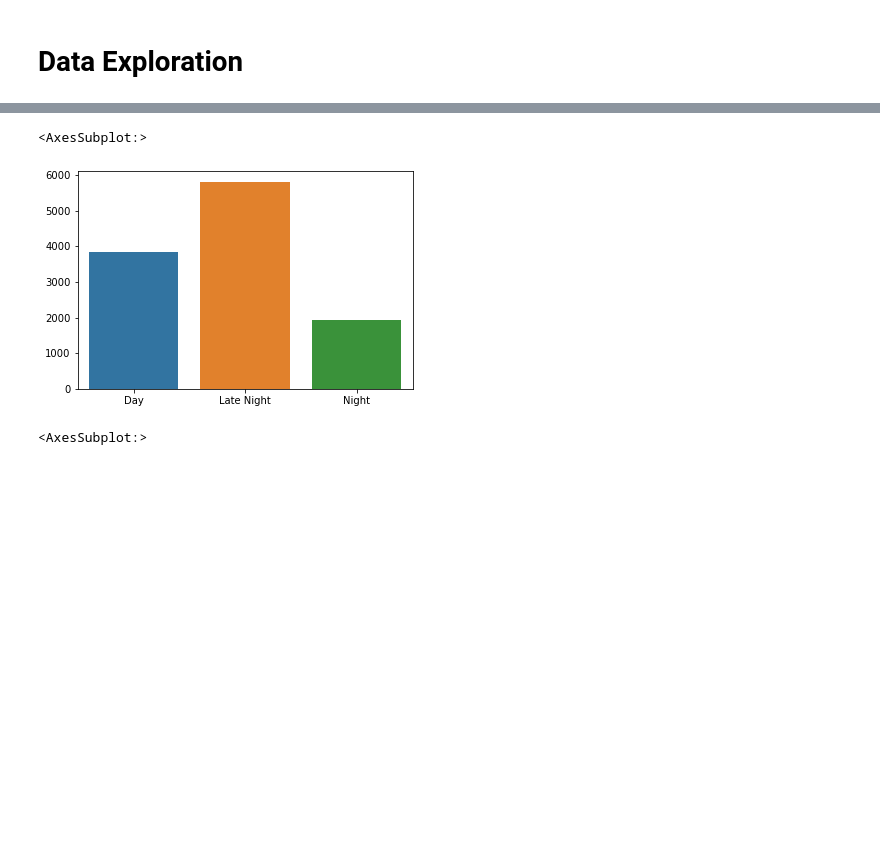
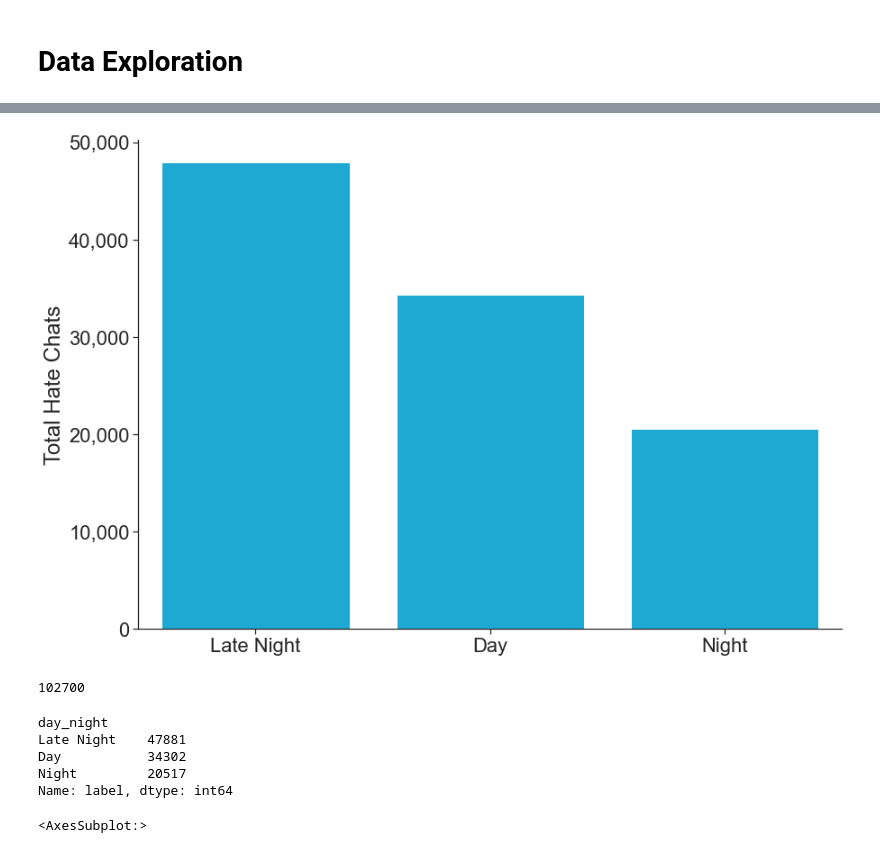
Before and after one commit to kelsklane/Capstone_Twitch_NLP, a Jupyter notebook: notebook/Models.ipynb, the cells around one changed output, grey strips where cells are left out. Cells and saved outputs as stored; diff of their text form; code cells hidden in the pictures; blank space fills up the shorter version.

```diff
--- a/notebook/Models.ipynb
+++ b/notebook/Models.ipynb
@@ -48,9 +48,9 @@ df = df[df['is_ad'] == False]
 # %%
 #change popular emojis to one type so no variants
 def emoji_shorten(chat):
-    chat = re.sub(r'(?i) \bpog(\w)*\b |\bpog(\w)*\b', '', chat)
-    chat = re.sub(r'(?i) \blul(\w)*\b |\blul(\w)*\b', '', chat)
-    chat = re.sub(r'(?i) \bkappa(\w)*\b |\bkappa(\w)*\b', '', chat)
+    chat = re.sub(r'(?i) \bpog(\w)*\b |\bpog(\w)*\b', 'pog', chat)
+    chat = re.sub(r'(?i) \blul(\w)*\b |\blul(\w)*\b', 'lul', chat)
+    chat = re.sub(r'(?i) \bkappa(\w)*\b |\bkappa(\w)*\b', 'kappa', chat)
     return chat
 
 df['chats'] = df.body.apply(lambda x: emoji_shorten(x))
@@ -101,7 +101,8 @@ new_words = {
     'ANELE': -0.8,
     'haHAA': -0.5,
     'ResidentSleeper': -1.2,
-    'cmonBruh': -1.0
+    'cmonBruh': -1.0,
+    ':(': 0
 }
 
 vad.lexicon.update(new_words)
@@ -258,11 +284,29 @@ See the caveats in the documentation: https://pandas.pydata.org/pandas-docs/stab
 # %%
 #Most frequent time of day for hate speech
-graph = df.groupby('day_night')['label'].sum()
+graph = df.groupby('day_night')['label'].count().sort_values(ascending = False)
 bar_heights = list(graph.values)
 index = list(graph.index)
 
-fig, ax = plt.subplots()
-sns.barplot(x = index, y = bar_heights)
+sns.set_style("ticks")
+fig, ax = plt.subplots(figsize=(14, 10))
+sns.set(font_scale = 2)
+sns.barplot(x = index, y = bar_heights, order = index, color = '#00B9F1')
+ax.yaxis.set_major_formatter(mpl.ticker.StrMethodFormatter('{x:,.0f}'))
+ax.set_ylabel('Total Hate Chats')
+sns.despine()
+plt.savefig('time_of_day', dpi = 300, transparent = True)
 # %% [output]
-<AxesSubplot:>
-[figure, old version]
+[figure, new version]
+# %%
+len(df)
+# %% [output]
+102700
+# %%
+graph = df.groupby('day_night')['label'].count().sort_values(ascending = False)
+graph
+# %% [output]
+day_night
+Late Night    47881
+Day           34302
+Night         20517
+Name: label, dtype: int64
```
Also changed, not shown: parts of 34 cells of this notebook.
